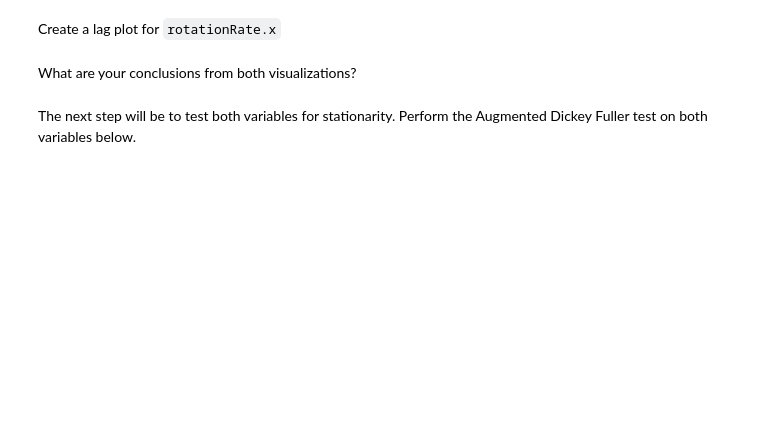
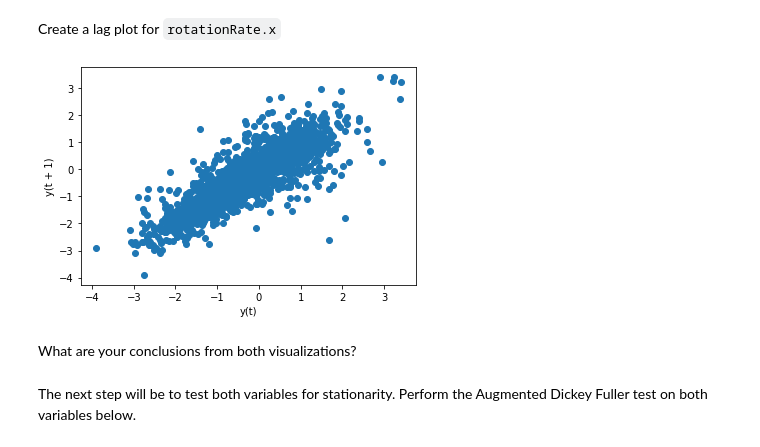
Before and after one commit to ironhack-datalabs/datamad0620, a Jupyter notebook: module-2/lab-time-series/your-code/main.ipynb, the cells around one changed output. Drawn from its saved outputs; the diff is of its cells as text; code cells hidden in the pictures; blank space fills up the shorter version.

```diff
--- a/module-2/lab-time-series/your-code/main.ipynb
+++ b/module-2/lab-time-series/your-code/main.ipynb
@@ -125,2 +126,7 @@ Create a lag plot for `rotationRate.x`
+# %%
+plt.figure()
+pd.plotting.lag_plot(sensor2["rotationRate.x"]);
+# %% [output]
+[figure, added]
 # %% [markdown]
 What are your conclusions from both visualizations?
```
Also changed, not shown: parts of 11 cells of this notebook.
